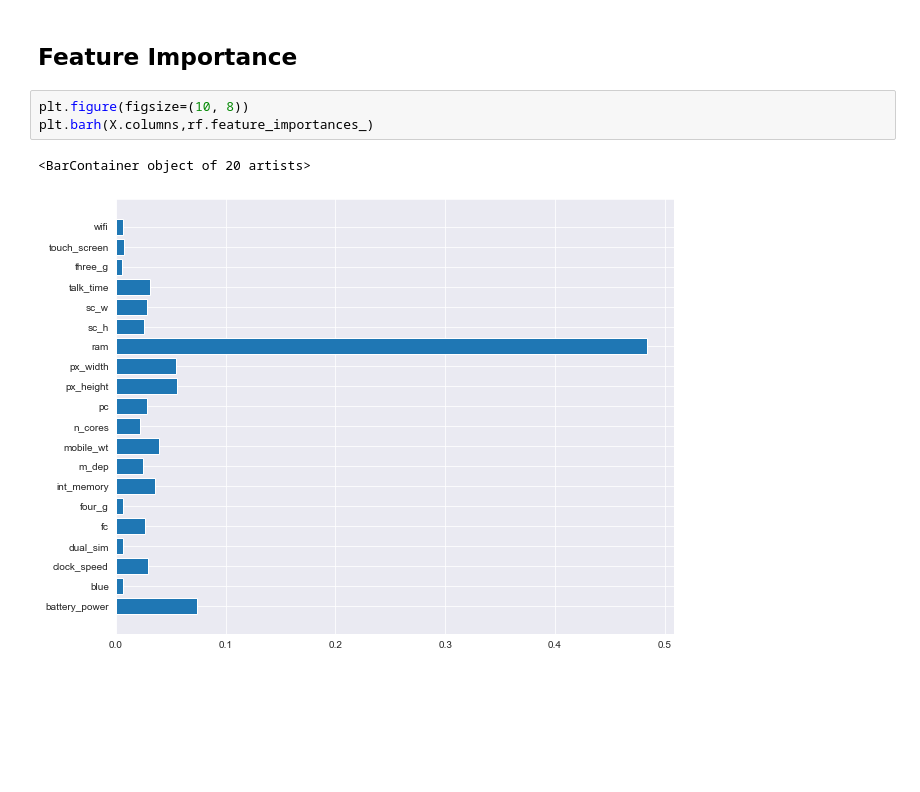
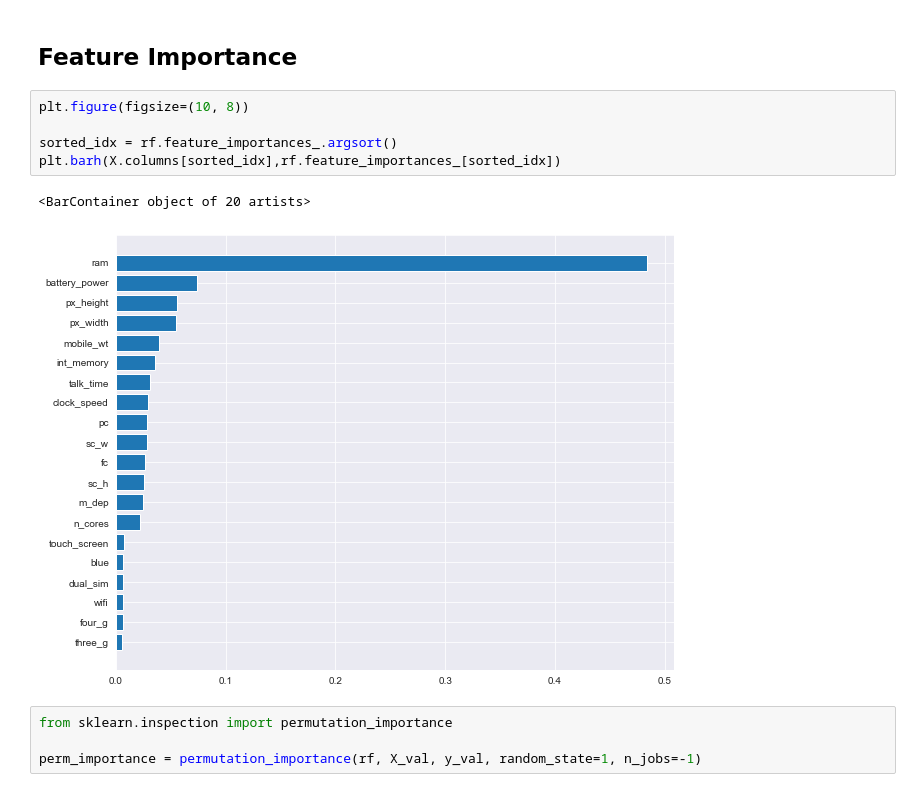
Before and after one commit to jordan-maulino/mobile_price, a Jupyter notebook: mobile_price.ipynb, the cells around one changed output. Cells and saved outputs as stored; diff of their text form; blank space fills up the shorter version.

Commit message:
perm importance and sorted graphs

```diff
--- a/mobile_price.ipynb
+++ b/mobile_price.ipynb
@@ -316,7 +316,13 @@ weighted avg       0.88      0.88      0.88       400
 ## Feature Importance
 # %%
 plt.figure(figsize=(10, 8))
-plt.barh(X.columns,rf.feature_importances_)
+
+sorted_idx = rf.feature_importances_.argsort()
+plt.barh(X.columns[sorted_idx],rf.feature_importances_[sorted_idx])
 # %% [output]
 <BarContainer object of 20 artists>
-[figure, old version]
+[figure, new version]
+# %%
+from sklearn.inspection import permutation_importance
+
+perm_importance = permutation_importance(rf, X_val, y_val, random_state=1, n_jobs=-1)
```
Also changed, not shown: parts of 2 cells of this notebook.
